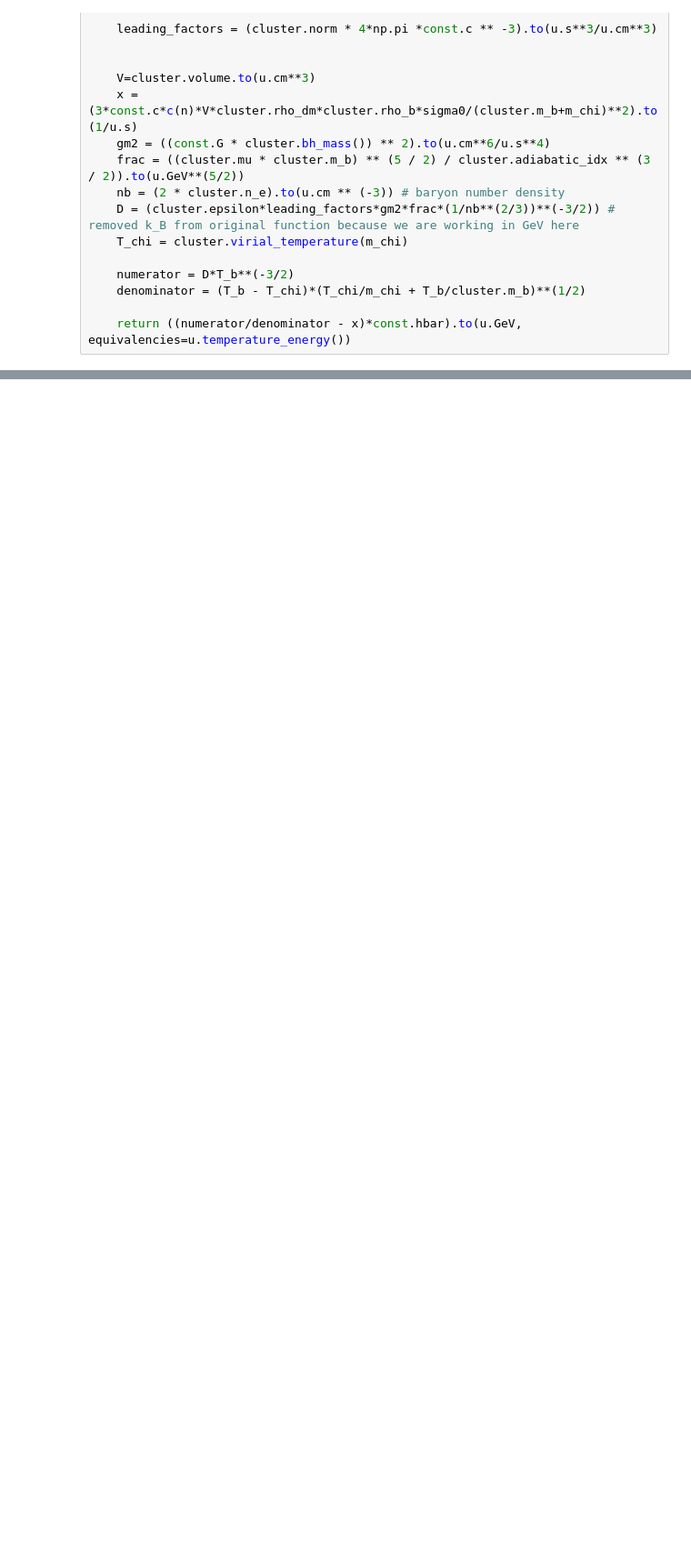
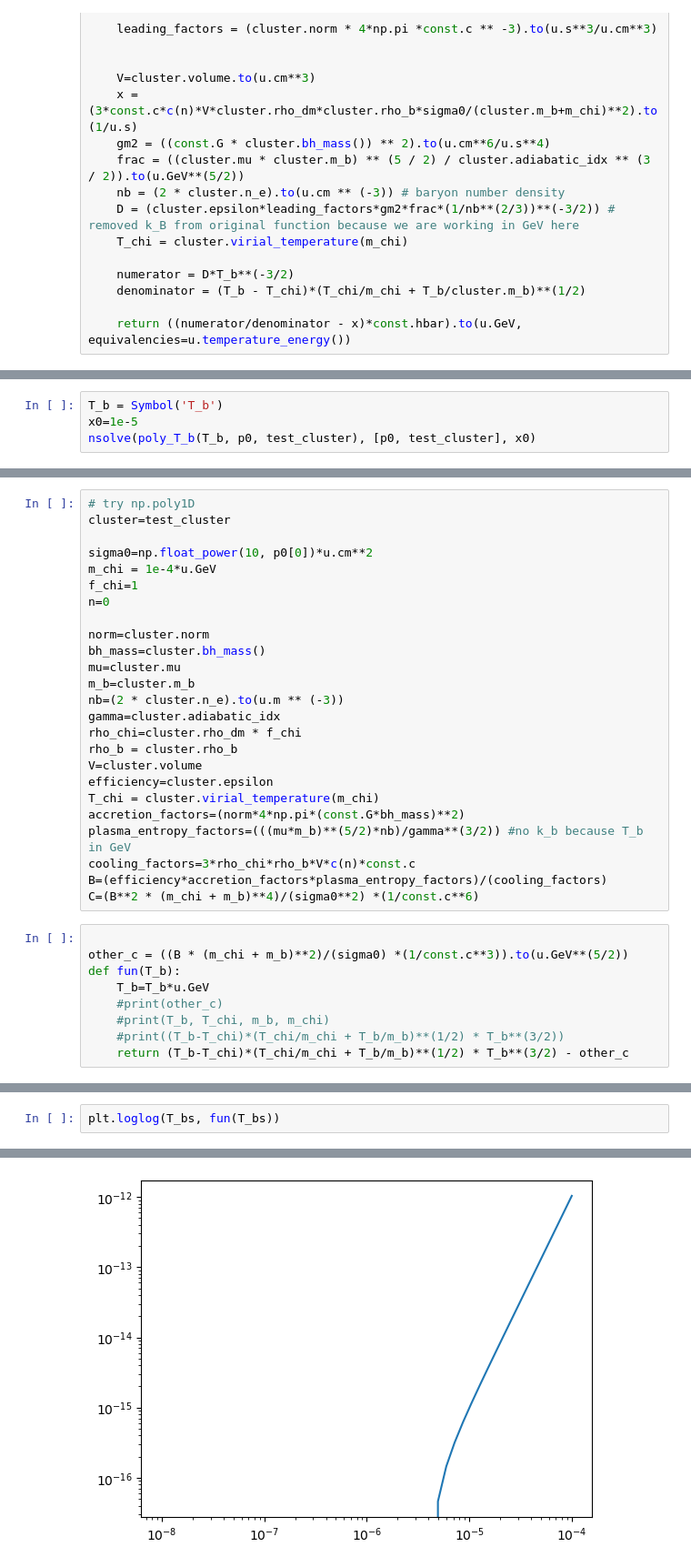
Before and after one commit to kpardo/thermo-idm, a Jupyter notebook: pred_T_b_methods.ipynb, the cells around one changed output, grey strips where cells are left out. Shown: that part at 91% size. Saved outputs shown, nothing was run; the diff lists cells and outputs as text; blank space fills up the shorter version.

```diff
--- a/pred_T_b_methods.ipynb
+++ b/pred_T_b_methods.ipynb
@@ -90,0 +137,4 @@ poly_T_b(T_b, p0, cluster):
+# %%
+T_b = Symbol('T_b')
+x0=1e-5
+nsolve(poly_T_b(T_b, p0, test_cluster), [p0, test_cluster], x0)
@@ -90,0 +143,34 @@ poly_T_b(T_b, p0, cluster):
+# %%
+# try np.poly1D
+cluster=test_cluster
+
+sigma0=np.float_power(10, p0[0])*u.cm**2
+m_chi = 1e-4*u.GeV
+f_chi=1
+n=0
+
+norm=cluster.norm
+bh_mass=cluster.bh_mass()
+mu=cluster.mu
+m_b=cluster.m_b
+nb=(2 * cluster.n_e).to(u.m ** (-3))
+gamma=cluster.adiabatic_idx
+rho_chi=cluster.rho_dm * f_chi
+rho_b = cluster.rho_b
+V=cluster.volume
+efficiency=cluster.epsilon
+T_chi = cluster.virial_temperature(m_chi)
+accretion_factors=(norm*4*np.pi*(const.G*bh_mass)**2)
+plasma_entropy_factors=(((mu*m_b)**(5/2)*nb)/gamma**(3/2)) #no k_b because T_b in GeV
+cooling_factors=3*rho_chi*rho_b*V*c(n)*const.c
+B=(efficiency*accretion_factors*plasma_entropy_factors)/(cooling_factors)
+C=(B**2 * (m_chi + m_b)**4)/(sigma0**2) *(1/const.c**6)
+# %%
+
+other_c = ((B * (m_chi + m_b)**2)/(sigma0) *(1/const.c**3)).to(u.GeV**(5/2))
+def fun(T_b):
+    T_b=T_b*u.GeV
+    #print(other_c)
+    #print(T_b, T_chi, m_b, m_chi)
+    #print((T_b-T_chi)*(T_chi/m_chi + T_b/m_b)**(1/2) * T_b**(3/2))
+    return (T_b-T_chi)*(T_chi/m_chi + T_b/m_b)**(1/2) * T_b**(3/2) - other_c
@@ -90,0 +183,3 @@ poly_T_b(T_b, p0, cluster):
+# %%
+plt.loglog(T_bs, fun(T_bs))
+# %% [output]
@@ -90,0 +201 @@ poly_T_b(T_b, p0, cluster):
+[figure, added]
```
Also changed, not shown: parts of 13 cells of this notebook, 2 other files.
